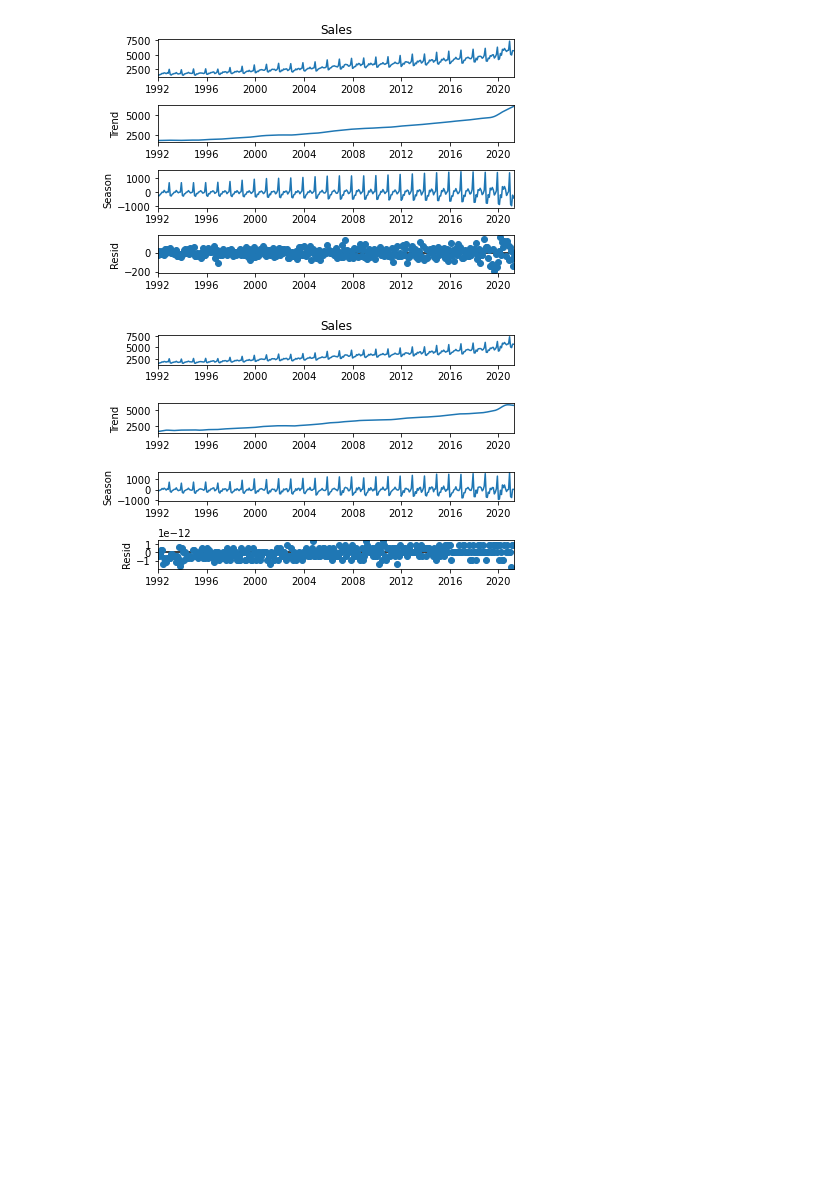
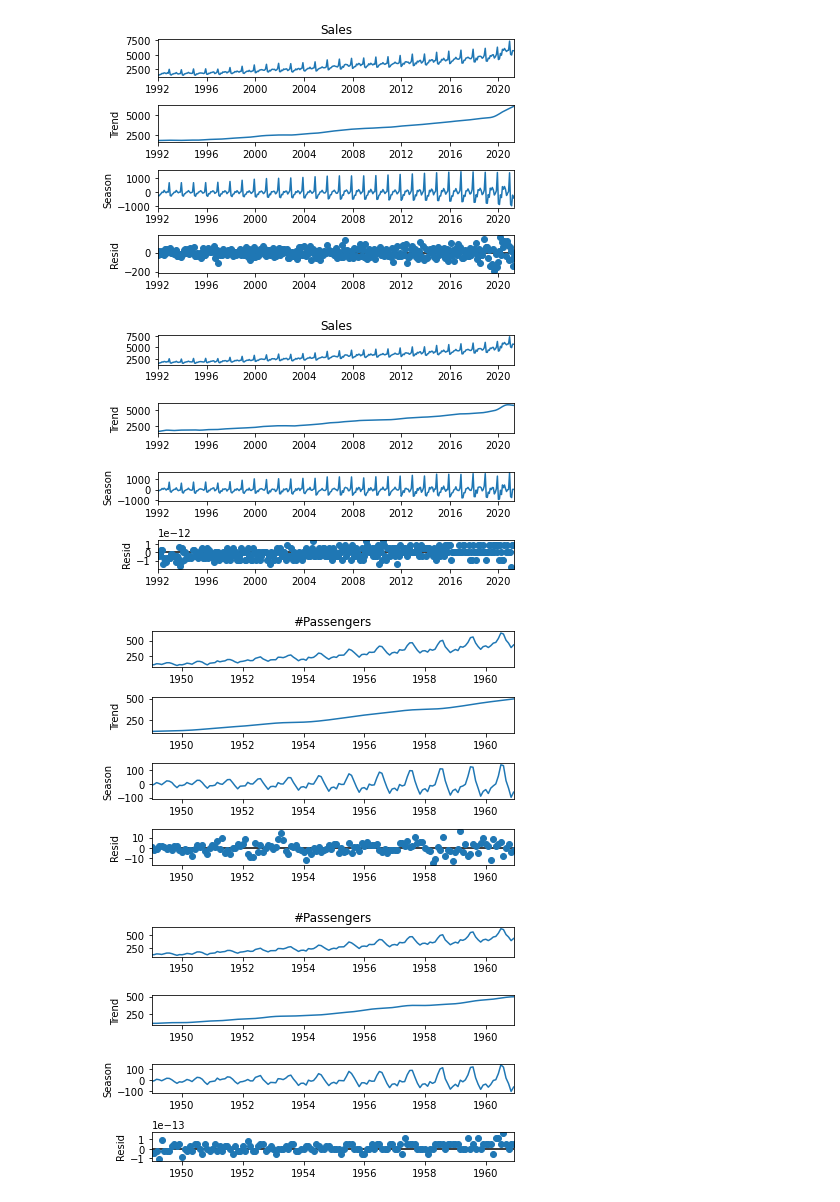
Before and after one commit to thodson-usgs/stf-decomposition, a Jupyter notebook: notebooks/02_stf_vs_stl.ipynb, the cells around one changed output. Saved outputs shown, nothing was run; the diff lists cells and outputs as text; code cells hidden in the pictures; blank space fills up the shorter version.

```diff
--- a/notebooks/02_stf_vs_stl.ipynb
+++ b/notebooks/02_stf_vs_stl.ipynb
@@ -272,3 +271,16 @@ fig = res.plot()
 # %% [output]
 [figure]
 [figure]
+# %%
+air = pd.read_csv('../data/AirPassengers.csv', index_col = "Month", parse_dates=True, squeeze=True)
+
+stl = STL(air)
+res = stl.fit()
+fig = res.plot()
+
+stf = STF_reflected(air, "blackman", pad = .5)
+res = stf.fit()
+fig = res.plot()
+# %% [output]
+[figure, added]
+[figure, added]
```
Also changed, not shown: parts of 1 cell of this notebook, 2 other files.
